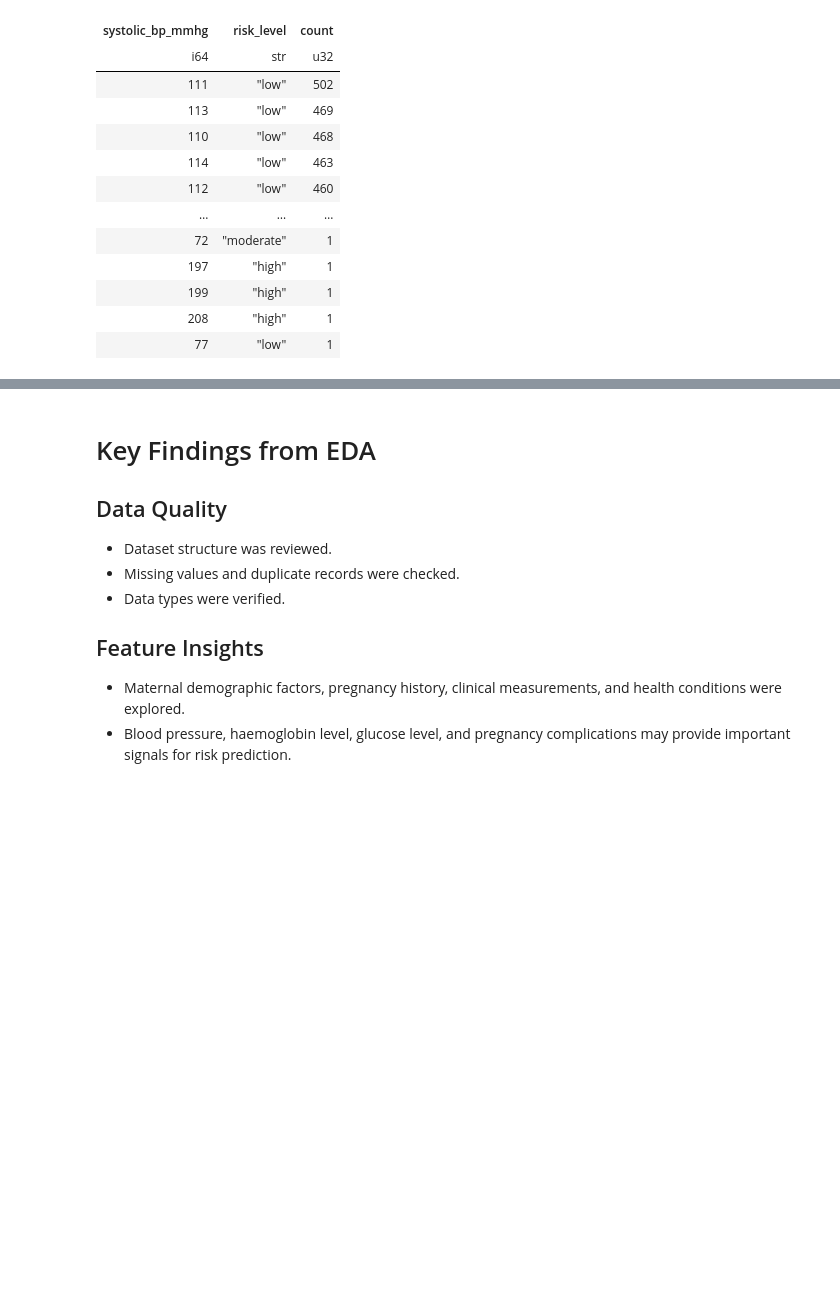
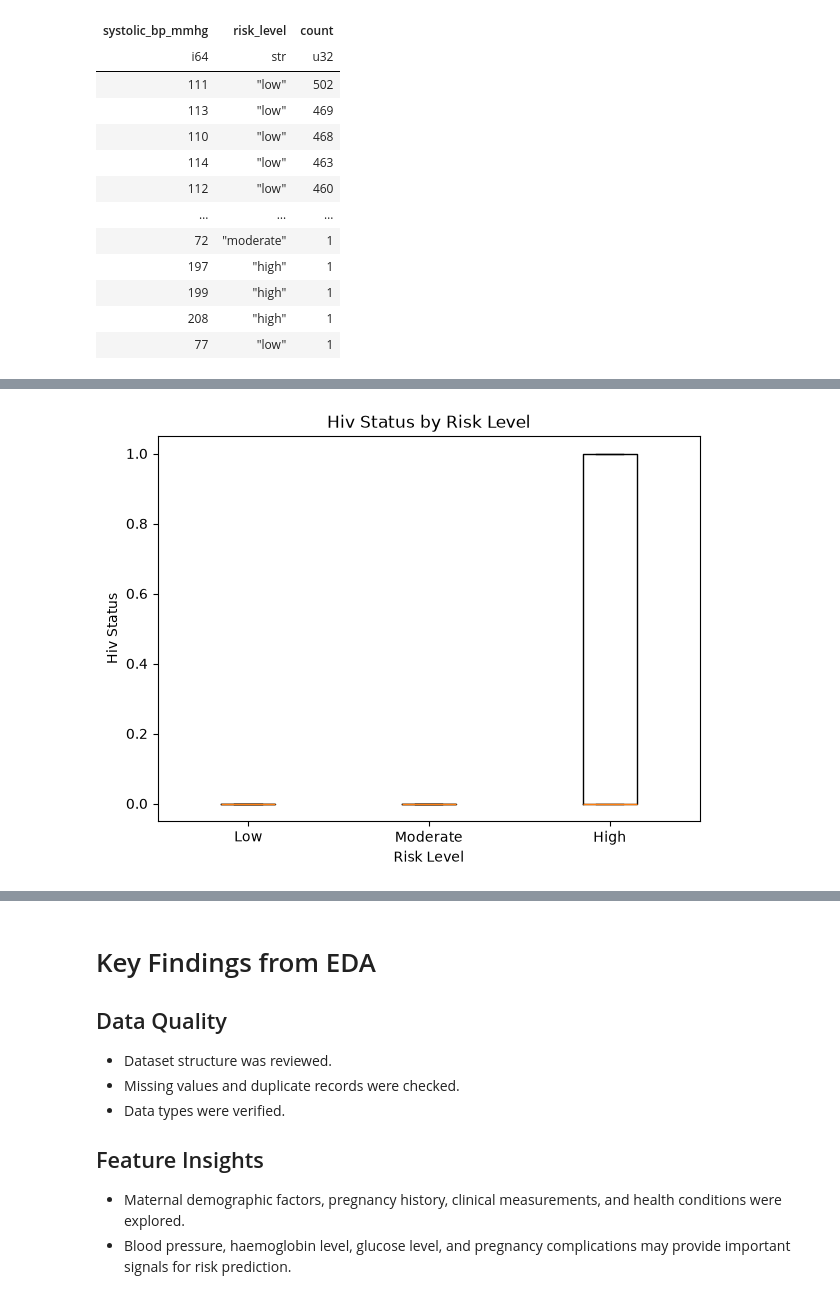
Before and after one commit to Elugbindin-Kehinde-Rashidat/Pregnancy-Journey-Partner-Project, a Jupyter notebook: notebooks/01_exploratory_data_analysis.ipynb, the cells around one changed output, grey strips where cells are left out. Cells and saved outputs as stored; diff of their text form; code cells hidden in the pictures; blank space fills up the shorter version.

```diff
--- a/notebooks/01_exploratory_data_analysis.ipynb
+++ b/notebooks/01_exploratory_data_analysis.ipynb
@@ -609,0 +694,4 @@ shape: (250, 3)
+# %%
+plot_boxplot("hiv_status")
+# %% [output]
+[figure, added]
```
Also changed, not shown: parts of 8 cells of this notebook.
